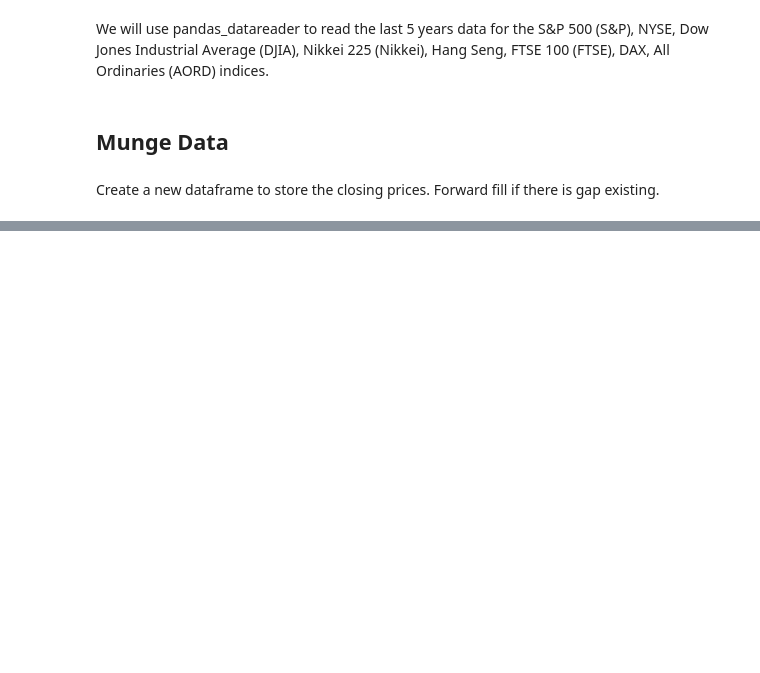
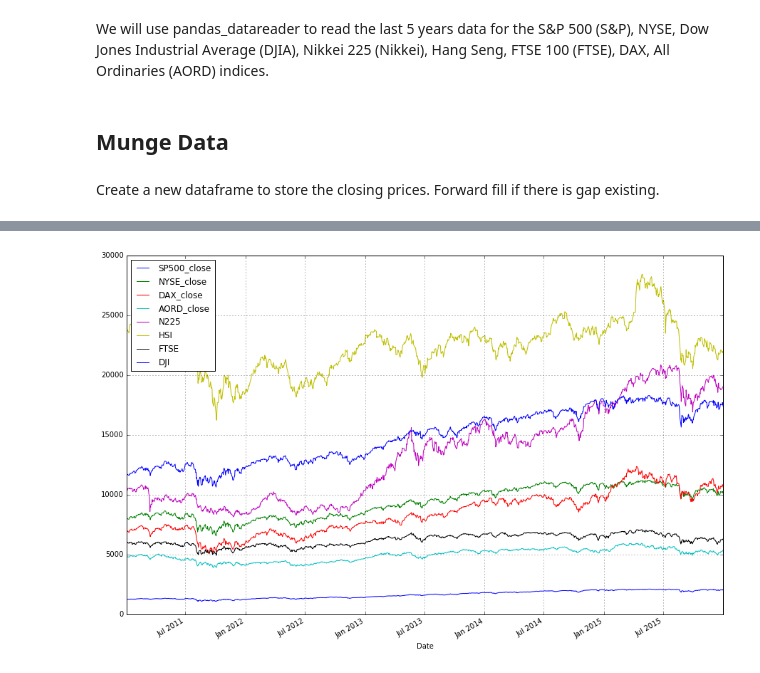
Before and after one commit to stevenyu530/NowcastingLibrary, a Jupyter notebook: IPythonNotebooks/MLFinancialTimeSeries.ipynb, the cells around one changed output, grey strips where cells are left out. Drawn from its saved outputs; the diff is of its cells as text; code cells hidden in the pictures; blank space fills up the shorter version.

```diff
--- a/IPythonNotebooks/MLFinancialTimeSeries.ipynb
+++ b/IPythonNotebooks/MLFinancialTimeSeries.ipynb
@@ -54,0 +54,22 @@ pd.concat([closing_data['SP500_close'],closing_data['NYSE_close']], axis=1)
+# %%
+# Scale the value of each day by dividing with the max value of corresponding index. Add that column into the dataframe
+
+closing_data['SP500_close_scaled'] = closing_data['SP500_close'] / max(closing_data['SP500_close'])
+closing_data['NYSE_close_scaled'] = closing_data['NYSE_close'] / max(closing_data['NYSE_close'])
+closing_data['DAX_close_scaled'] = closing_data['DAX_close'] / max(closing_data['DAX_close'])
+closing_data['AORD_close_scaled'] = closing_data['AORD_close'] / max(closing_data['AORD_close'])
+closing_data['N225_close_scaled'] = closing_data['N225_close'] / max(closing_data['N225_close'])
+closing_data['HSI_close_scaled'] = closing_data['HSI_close'] / max(closing_data['HSI_close'])
+closing_data['FTSE_close_scaled'] = closing_data['FTSE_close'] / max(closing_data['FTSE_close'])
+closing_data['DJI_close_scaled'] = closing_data['DJI_close'] / max(closing_data['DJI_close'])
+# %%
+_ = pd.concat([closing_data['SP500_close'],
+           closing_data['NYSE_close'],
+           closing_data['DAX_close'],
+           closing_data['AORD_close'],
+           closing_data['N225_close'],
+           closing_data['HSI_close'],
+           closing_data['FTSE_close'],
+           closing_data['DJI_close']], axis=1).plot(grid=True,figsize=(15,10))
+# %% [output]
+[figure, added]
```
Also changed, not shown: parts of 4 cells of this notebook.
